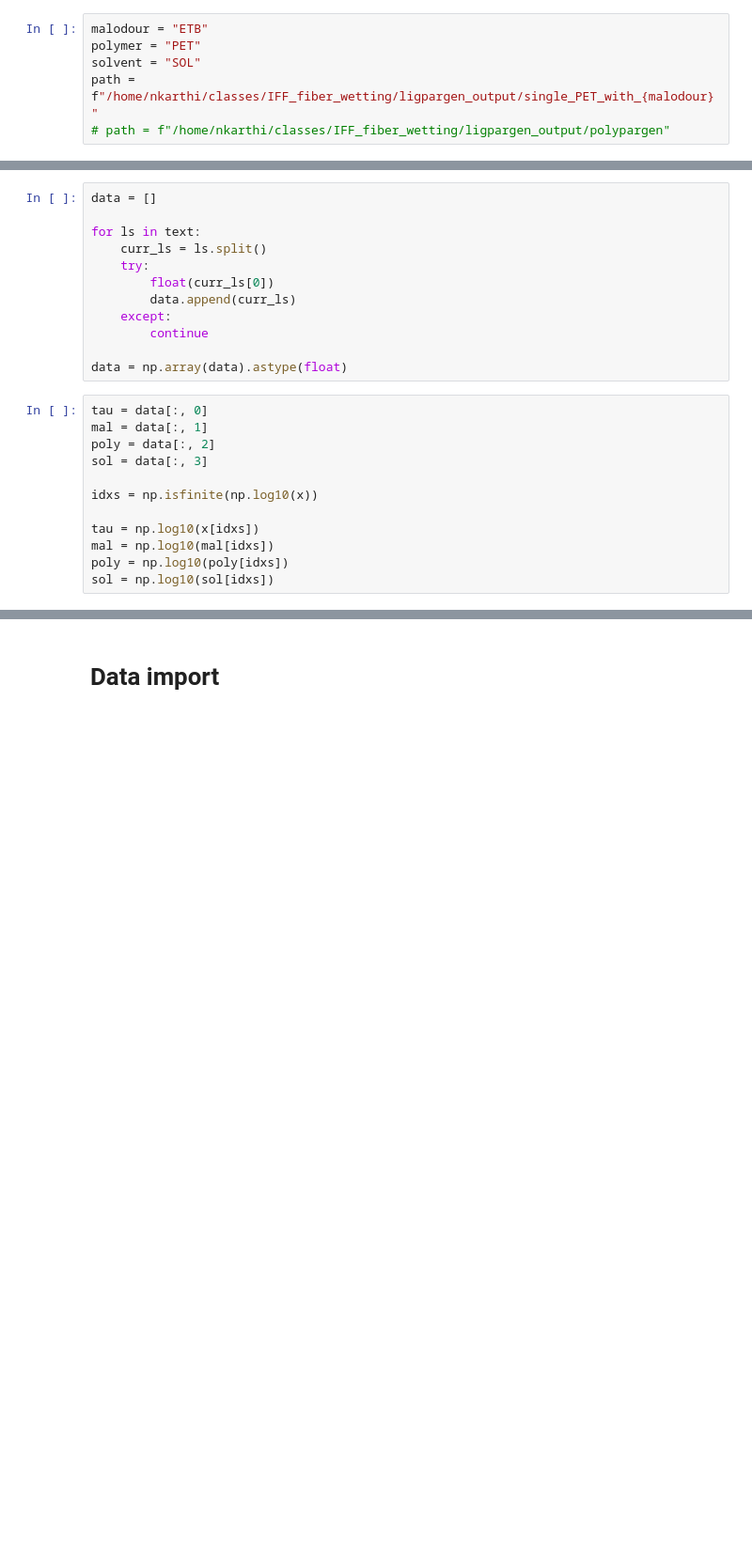
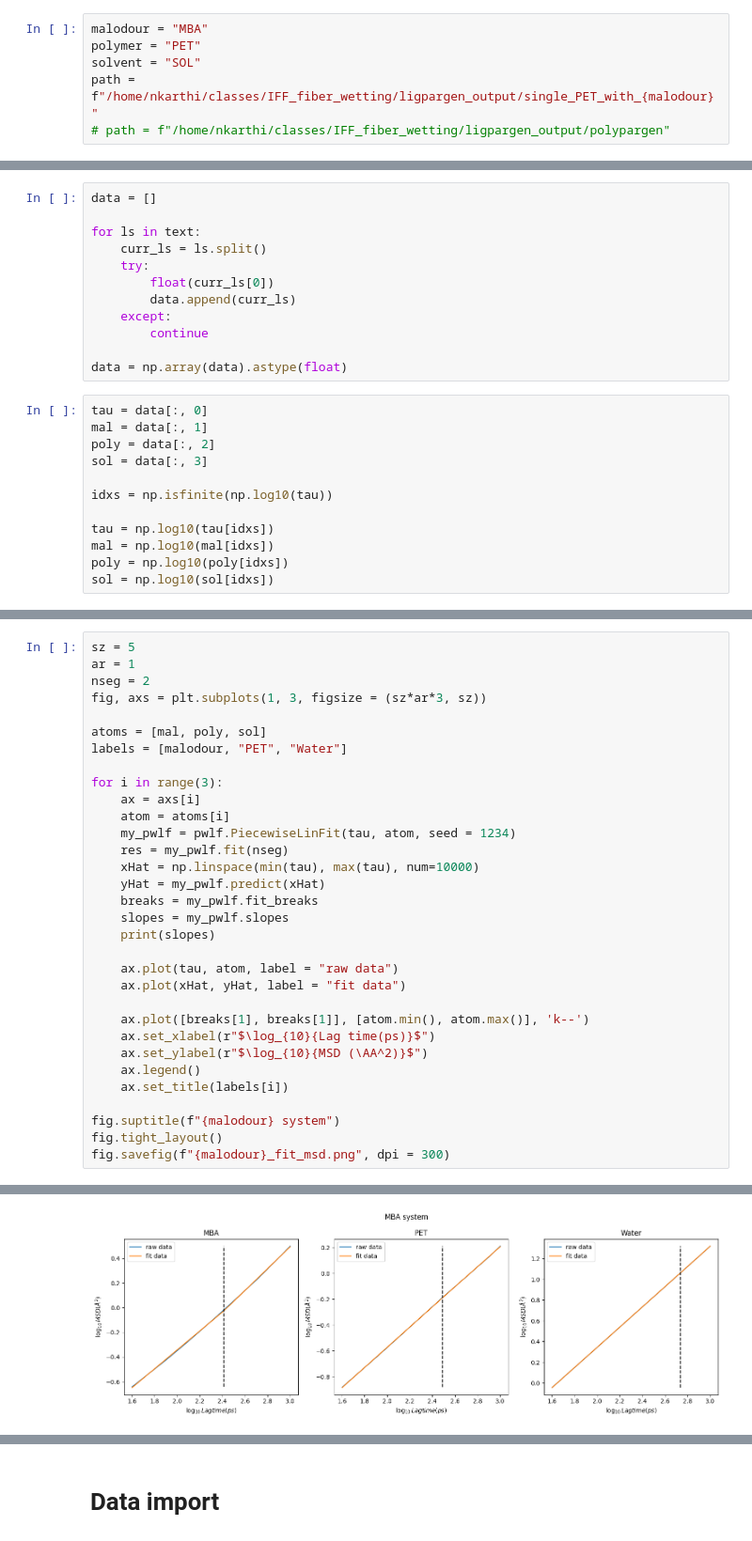
Before and after one commit to NRT-hackathon/2024-IFF, a Jupyter notebook: ligpargen_output/data_processing.ipynb, the cells around one changed output, grey strips where cells are left out. Shown at 94% size. Saved outputs shown, nothing was run; the diff lists cells and outputs as text; blank space fills up the shorter version.

Commit message:
Added MSD scaling plot output

```diff
--- a/ligpargen_output/data_processing.ipynb
+++ b/ligpargen_output/data_processing.ipynb
@@ -6,7 +6,7 @@ from MDAnalysis.analysis import rdf, msd # diffusion
 from MDAnalysis.analysis.hydrogenbonds.hbond_analysis import HydrogenBondAnalysis as HBA
 import pwlf
 # %%
-malodour = "ETB"
+malodour = "MBA"
 polymer = "PET"
 solvent = "SOL"
 path = f"/home/nkarthi/classes/IFF_fiber_wetting/ligpargen_output/single_PET_with_{malodour}"
@@ -37,9 +37,9 @@ mal = data[:, 1]
 poly = data[:, 2]
 sol = data[:, 3]
 
-idxs = np.isfinite(np.log10(x))
+idxs = np.isfinite(np.log10(tau))
 
-tau = np.log10(x[idxs])
+tau = np.log10(tau[idxs])
 mal = np.log10(mal[idxs])
 poly = np.log10(poly[idxs])
 sol = np.log10(sol[idxs])
@@ -73,0 +62,33 @@ plt.legend()
+# %%
+sz = 5
+ar = 1
+nseg = 2
+fig, axs = plt.subplots(1, 3, figsize = (sz*ar*3, sz))
+
+atoms = [mal, poly, sol]
+labels = [malodour, "PET", "Water"]
+
+for i in range(3):
+    ax = axs[i]
+    atom = atoms[i]
+    my_pwlf = pwlf.PiecewiseLinFit(tau, atom, seed = 1234)
+    res = my_pwlf.fit(nseg)
+    xHat = np.linspace(min(tau), max(tau), num=10000)
+    yHat = my_pwlf.predict(xHat)
+    breaks = my_pwlf.fit_breaks
+    slopes = my_pwlf.slopes
+    print(slopes)
+
+    ax.plot(tau, atom, label = "raw data")
+    ax.plot(xHat, yHat, label = "fit data")
+
+    ax.plot([breaks[1], breaks[1]], [atom.min(), atom.max()], 'k--')
+    ax.set_xlabel(r"$\log_{10}{Lag time(ps)}$")
+    ax.set_ylabel(r"$\log_{10}{MSD (\AA^2)}$")
+    ax.legend()
+    ax.set_title(labels[i])
+
+fig.suptitle(f"{malodour} system")
+fig.tight_layout()
+fig.savefig(f"{malodour}_fit_msd.png", dpi = 300)
+# %% [output]
@@ -73,0 +98 @@ plt.legend()
+[figure, added]
```
Also changed, not shown: parts of 4 cells of this notebook.
